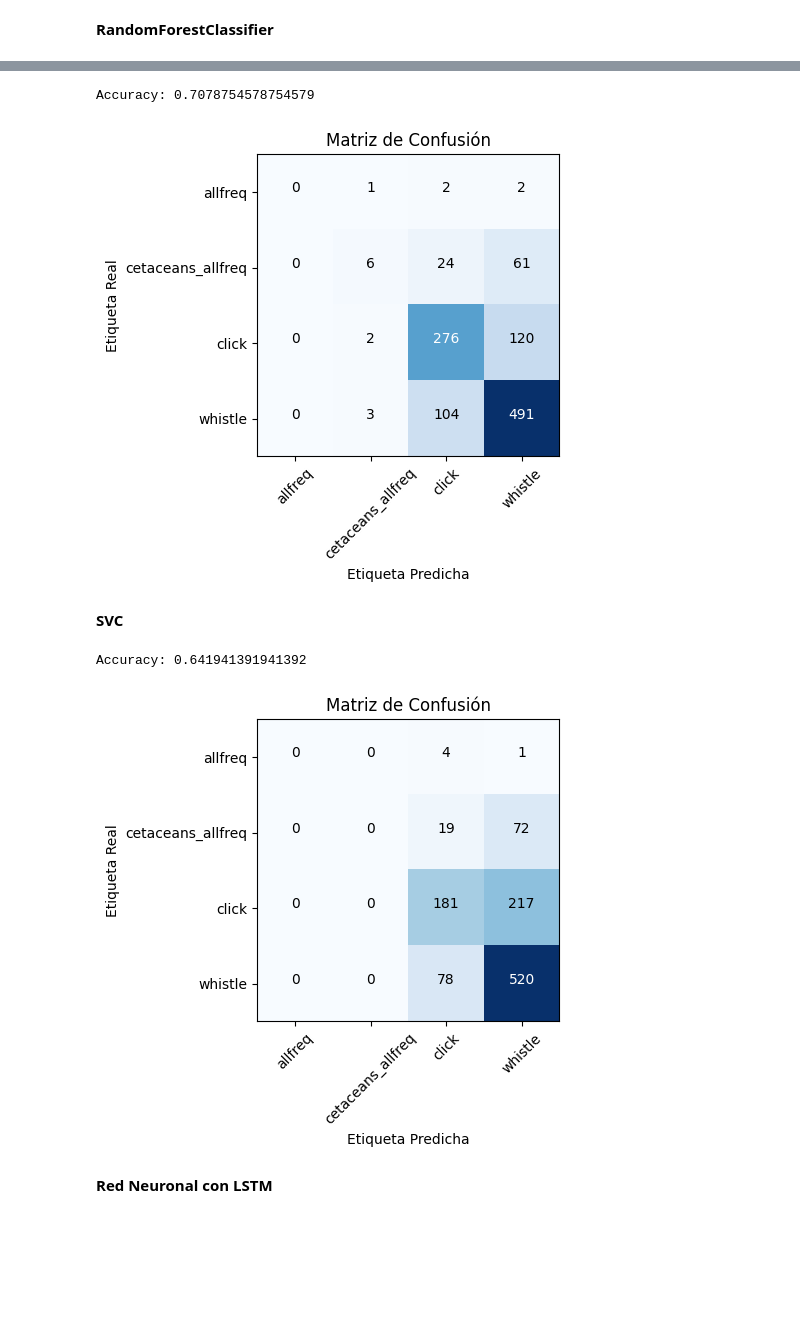
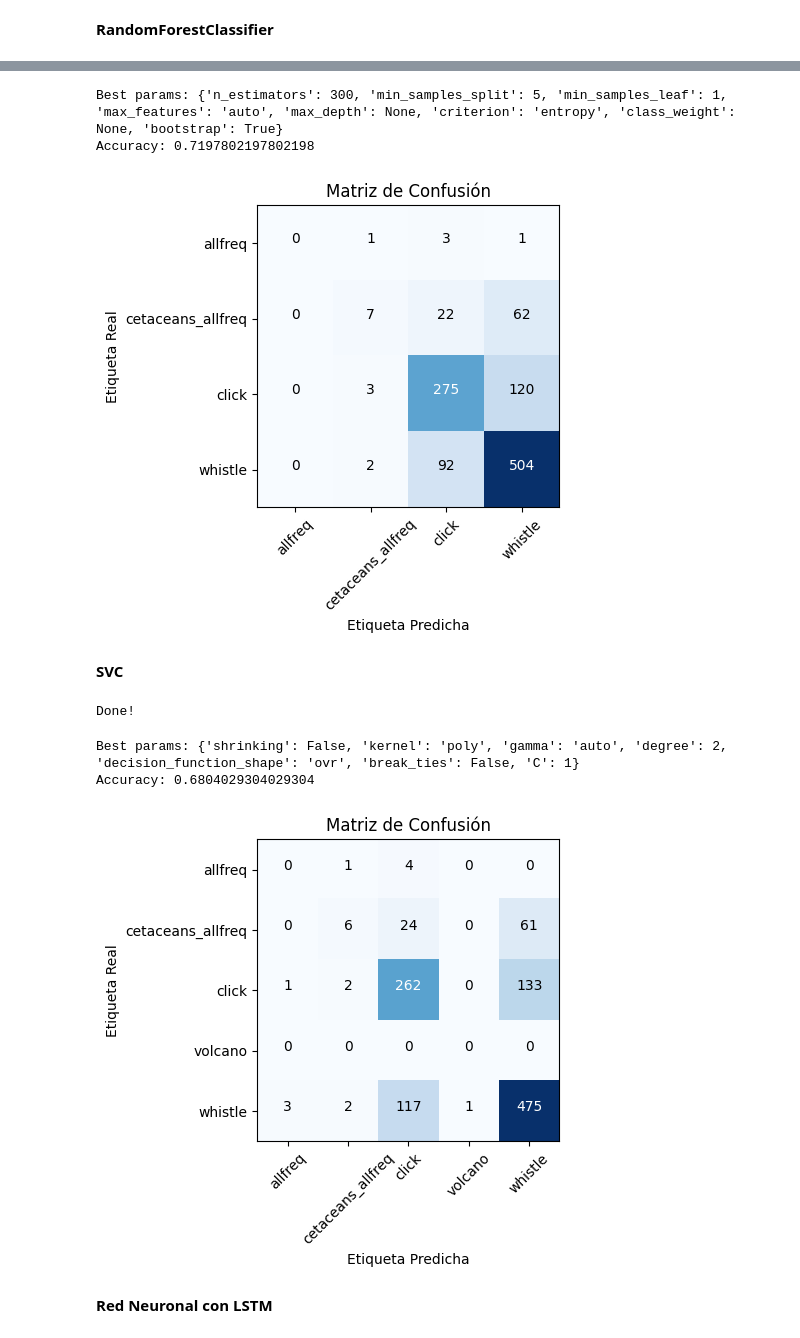
Before and after one commit to IgnacioBarb/Trabajo-Fianl-CEIABDTA, a Jupyter notebook: 2. Entrenamiento y prediccion.ipynb, the cells around one changed output, grey strips where cells are left out. Saved outputs shown, nothing was run; the diff lists cells and outputs as text; code cells hidden in the pictures; blank space fills up the shorter version.

Commit message:
terminado los entrenamientos y predicciones

```diff
--- a/2. Entrenamiento y prediccion.ipynb
+++ b/2. Entrenamiento y prediccion.ipynb
@@ -139,47 +147,61 @@ models.sort_values('Accuracy', ascending=False)
 from sklearn.ensemble import RandomForestClassifier
 from sklearn.metrics import accuracy_score
 
-# Crear una instancia del clasificador RandomForestClassifier
-rf_classifier = RandomForestClassifier()
-
-# Entrenar el modelo usando los datos de entrenamiento
-rf_classifier.fit(X_train, y_train)
-
 # Realizar predicciones en el conjunto de prueba
-y_pred = rf_classifier.predict(X_test)
+y_pred = random_rfc.best_estimator_.predict(X_test)
 
 # Calcular la precisión del modelo
 accuracy = accuracy_score(y_test, y_pred)
+print("Best params:", random_rfc.best_params_)
 print("Accuracy:", accuracy)
 
 # Imprimir matriz de confusión
 plot_confusion_matrix(y_test, y_pred, classes = unique_labels(y_test, y_pred))
 # %% [output]
-Accuracy: 0.7078754578754579
+Best params: {'n_estimators': 300, 'min_samples_split': 5, 'min_samples_leaf': 1, 'max_features': 'auto', 'max_depth': None, 'criterion': 'entropy', 'class_weight': None, 'bootstrap': True}
+Accuracy: 0.7197802197802198
-[figure, old version]
+[figure, new version]
 # %% [markdown]
 **SVC**
+# %%
+from sklearn.svm import SVC
+from sklearn.model_selection import RandomizedSearchCV
+
+# Definir los hiperparámetros a explorar en el modelo
+param_dist = {
+    'C': [1, 10],
+    'kernel': ['linear', 'poly', 'rbf', 'sigmoid'],
+    'degree': [2, 3, 4, 5],
+    'gamma': ['scale', 'auto'],
+    'shrinking': [False],
+    'decision_function_shape': ['ovo', 'ovr'],
+    'break_ties': [True, False]
+}
+
+# Crear un objeto SVC y aplicar la búsqueda aleatoria de hiperparámetros
+svm = SVC()
+
+random_svm = RandomizedSearchCV(estimator=svm, param_distributions=param_dist, cv=5, random_state=0, n_jobs=-1)
+random_svm.fit(X_train, y_train)
+print('Done!')
+# %% [output]
+Done!
 # %%
 from sklearn.svm import SVC
 from sklearn.metrics import accuracy_score
 
-# Crear una instancia del clasificador SVC
-svc_classifier = SVC()
-
-# Entrenar el modelo usando los datos de entrenamiento
-svc_classifier.fit(X_train, y_train)
-
-# Realizar predicciones en el conjunto de prueba
-y_pred = svc_classifier.predict(X_test)
+y_pred = random_svm.best_estimator_.predict(X_test)
 
 # Calcular la precisión del modelo
 accuracy = accuracy_score(y_test, y_pred)
+print("Best params:", random_svm.best_params_)
 print("Accuracy:", accuracy)
 
 # Imprimir matriz de confusión
 plot_confusion_matrix(y_test, y_pred, classes=unique_labels(y_test, y_pred))
 # %% [output]
-Accuracy: 0.641941391941392
+Best params: {'shrinking': False, 'kernel': 'poly', 'gamma': 'auto', 'degree': 2, 'decision_function_shape': 'ovr', 'break_ties': False, 'C': 1}
+Accuracy: 0.6804029304029304
-[figure, old version]
+[figure, new version]
 # %% [markdown]
 **Red Neuronal con LSTM**
```
Also changed, not shown: parts of 16 cells of this notebook.
